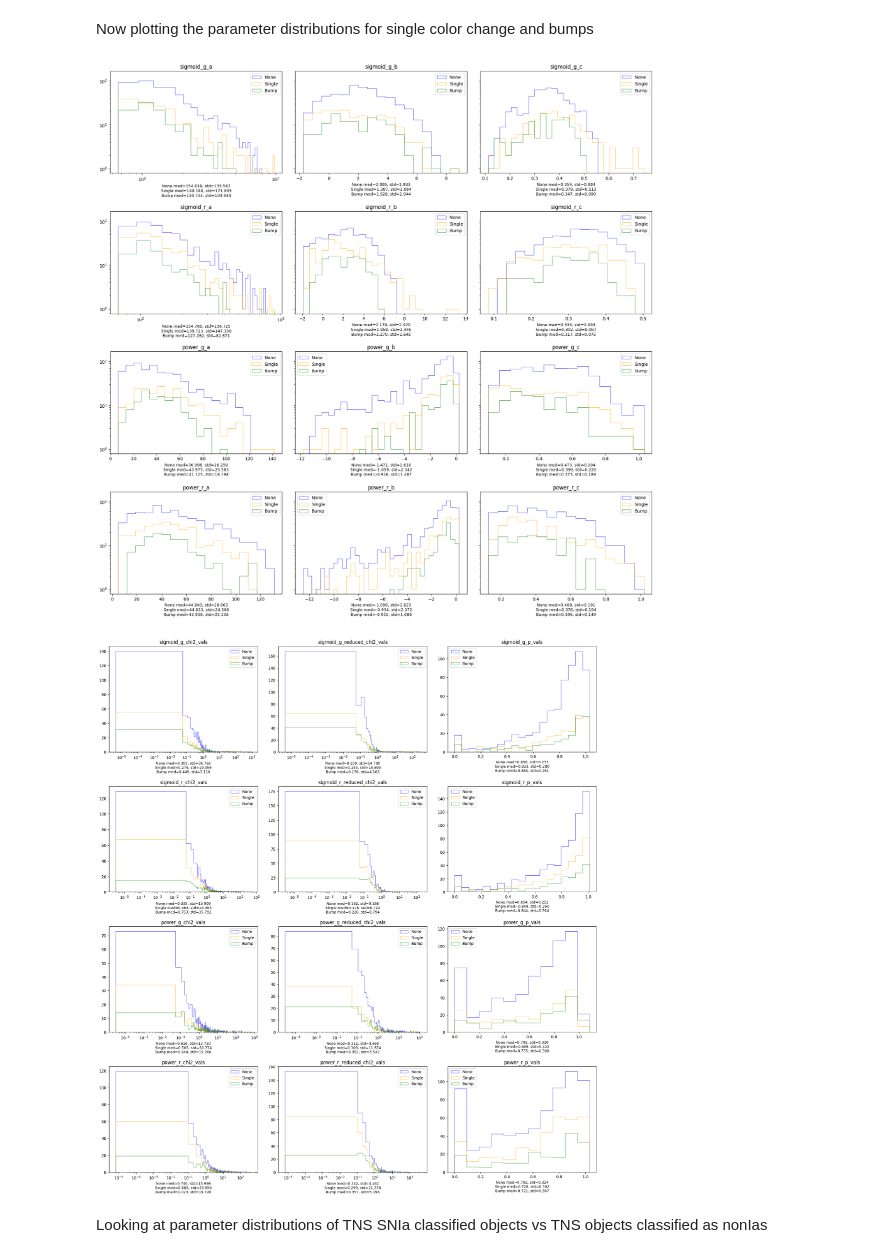
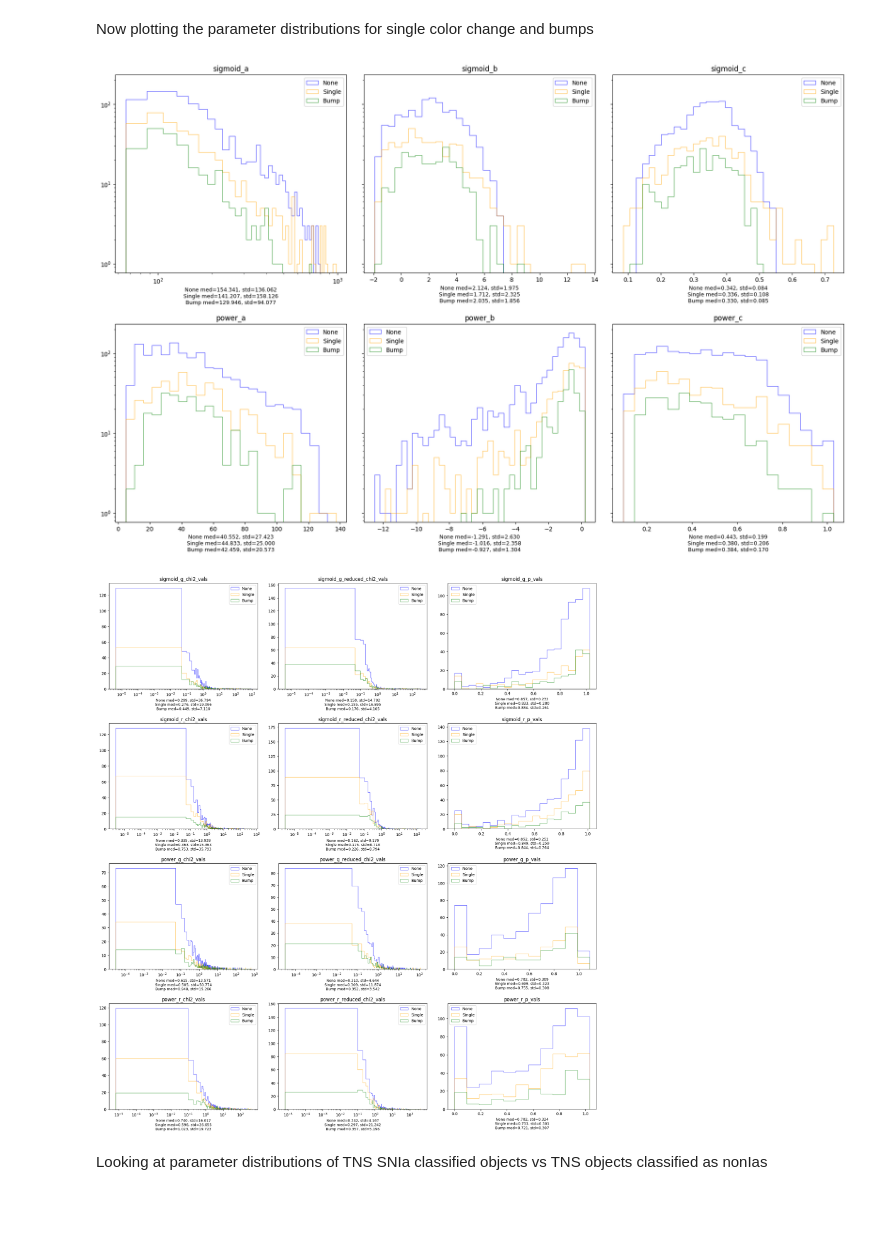
Before and after one commit to KRTRibb/SALT2-analysis, a Jupyter notebook: notebooks/flux_fit_notebooks/flux_fit50%_comparisons.ipynb, the cells around one changed output. Drawn from its saved outputs; the diff is of its cells as text; code cells hidden in the pictures; blank space fills up the shorter version.

```diff
--- a/notebooks/flux_fit_notebooks/flux_fit50%_comparisons.ipynb
+++ b/notebooks/flux_fit_notebooks/flux_fit50%_comparisons.ipynb
@@ -1669,67 +1675,87 @@ none_sigmoid_r_a, none_sigmoid_r_b, none_sigmoid_r_c = zip(*remove_outliers(none
 none_power_g_a, none_power_g_b, none_power_g_c = zip(*remove_outliers(none_power_g_params, lower_percentile=lower_percentile, upper_percentile=upper_percentile))
 none_power_r_a, none_power_r_b, none_power_r_c = zip(*remove_outliers(none_power_r_params, lower_percentile=lower_percentile, upper_percentile=upper_percentile))
 # %%
-fig, axes = plt.subplots(4, 3, figsize=(18, 18), sharey=True)
+fig, axes = plt.subplots(2, 3, figsize=(18, 12), sharey=True)
 
-# Triplets: (none, single, bump, title, x_log)
+# Triplets: (none_g, none_r, single_g, single_r, bump_g, bump_r, title, x_log)
 data_triplets = [
-    (none_sigmoid_g_a, single_sigmoid_g_a, bump_sigmoid_g_a, "sigmoid_g_a", True),
-    (none_sigmoid_g_b, single_sigmoid_g_b, bump_sigmoid_g_b, "sigmoid_g_b", False),
-    (none_sigmoid_g_c, single_sigmoid_g_c, bump_sigmoid_g_c, "sigmoid_g_c", False),
+    (none_sigmoid_g_a, none_sigmoid_r_a,
+     single_sigmoid_g_a, single_sigmoid_r_a,
+     bump_sigmoid_g_a, bump_sigmoid_r_a,
+     "sigmoid_a", True),
 
-    (none_sigmoid_r_a, single_sigmoid_r_a, bump_sigmoid_r_a, "sigmoid_r_a", True),
-    (none_sigmoid_r_b, single_sigmoid_r_b, bump_sigmoid_r_b, "sigmoid_r_b", False),
-    (none_sigmoid_r_c, single_sigmoid_r_c, bump_sigmoid_r_c, "sigmoid_r_c", False),
+    (none_sigmoid_g_b, none_sigmoid_r_b,
+     single_sigmoid_g_b, single_sigmoid_r_b,
+     bump_sigmoid_g_b, bump_sigmoid_r_b,
+     "sigmoid_b", False),
 
-    (none_power_g_a, single_power_g_a, bump_power_g_a, "power_g_a", False),
-    (none_power_g_b, single_power_g_b, bump_power_g_b, "power_g_b", False),
-    (none_power_g_c, single_power_g_c, bump_power_g_c, "power_g_c", False),
+    (none_sigmoid_g_c, none_sigmoid_r_c,
+     single_sigmoid_g_c, single_sigmoid_r_c,
+     bump_sigmoid_g_c, bump_sigmoid_r_c,
+     "sigmoid_c", False),
 
-    (none_power_r_a, single_power_r_a, bump_power_r_a, "power_r_a", False),
-    (none_power_r_b, single_power_r_b, bump_power_r_b, "power_r_b", False),
-    (none_power_r_c, single_power_r_c, bump_power_r_c, "power_r_c", False),
+    (none_power_g_a, none_power_r_a,
+     single_power_g_a, single_power_r_a,
+     bump_power_g_a, bump_power_r_a,
+     "power_a", False),
+
+    (none_power_g_b, none_power_r_b,
+     single_power_g_b, single_power_r_b,
+     bump_power_g_b, bump_power_r_b,
+     "power_b", False),
+
+    (none_power_g_c, none_power_r_c,
+     single_power_g_c, single_power_r_c,
+     bump_power_g_c, bump_power_r_c,
+     "power_c", False),
 ]
 
-for ax, (data1, data2, data3, title, x_log) in zip(axes.flat, data_triplets):
+for ax, (none_g, none_r, single_g, single_r, bump_g, bump_r, title, x_log) in zip(axes.flat, data_triplets):
 
-    datasets = [np.array(data1), np.array(data2), np.array(data3)]
+    # Combine g and r for each category
+    data_none = np.concatenate([np.array(none_g), np.array(none_r)])
+    data_single = np.concatenate([np.array(single_g), np.array(single_r)])
+    data_bump = np.concatenate([np.array(bump_g), np.array(bump_r)])
 
+    datasets = [data_none, data_single, data_bump]
+
+    # Freedman–Diaconis bin width
     q25, q75 = np.percentile(np.concatenate(datasets), [25, 75])
     iqr = q75 - q25
-    if iqr == 0:  # fallback if no spread
+    if iqr == 0:
         bin_width = (np.max(np.concatenate(datasets)) - np.min(np.concatenate(datasets))) / 50
     else:
         bin_width = 2 * iqr / (len(np.concatenate(datasets)) ** (1/3))
 
     data_min = min(np.min(d) for d in datasets)
     data_max = max(np.max(d) for d in datasets)
     bins = np.arange(data_min, data_max + bin_width, bin_width)
 
     colors = ['blue', 'orange', 'green']
     labels = ['None', 'Single', 'Bump']
 
     for d, c, l in zip(datasets, colors, labels):
         ax.hist(d, bins=bins, color=c, alpha=0.6, label=l, histtype='step')
 
     ax.set_title(title)
 
     # Stats for each dataset
     stat_lines = []
     for lbl, d in zip(labels, datasets):
         stat_lines.append(f"{lbl} med={np.median(d):.3f}, std={np.std(d):.3f}")
 
     ax.set_xlabel("\n".join(stat_lines), fontsize=9)
 
     if x_log:
         ax.set_xscale("log")
 
     ax.legend()
 
 fig.tight_layout(pad=2.0, h_pad=1.5)
 plt.yscale('log')
 plt.show()
 # %% [output]
-[figure, old version]
+[figure, new version]
 # %%
 single_sigmoid_g_eval_vals = [
     eval_vals for (_, model, filt, _, color), eval_vals in eval_dict.items()
@@ -1865,7 +1891,7 @@ for ax, (data1, data2, data3, title, x_log) in zip(axes.flat, data_triplets):
 fig.tight_layout(pad=2.0, h_pad=1.5)
 plt.show()
 # %% [output]
-[figure, old version]
+[figure, new version]
 # %% [markdown]
 Looking at parameter distributions of TNS SNIa classified objects vs TNS objects classified as nonIas
 # %%
```
Also changed, not shown: parts of 34 cells of this notebook, 3 other files.
